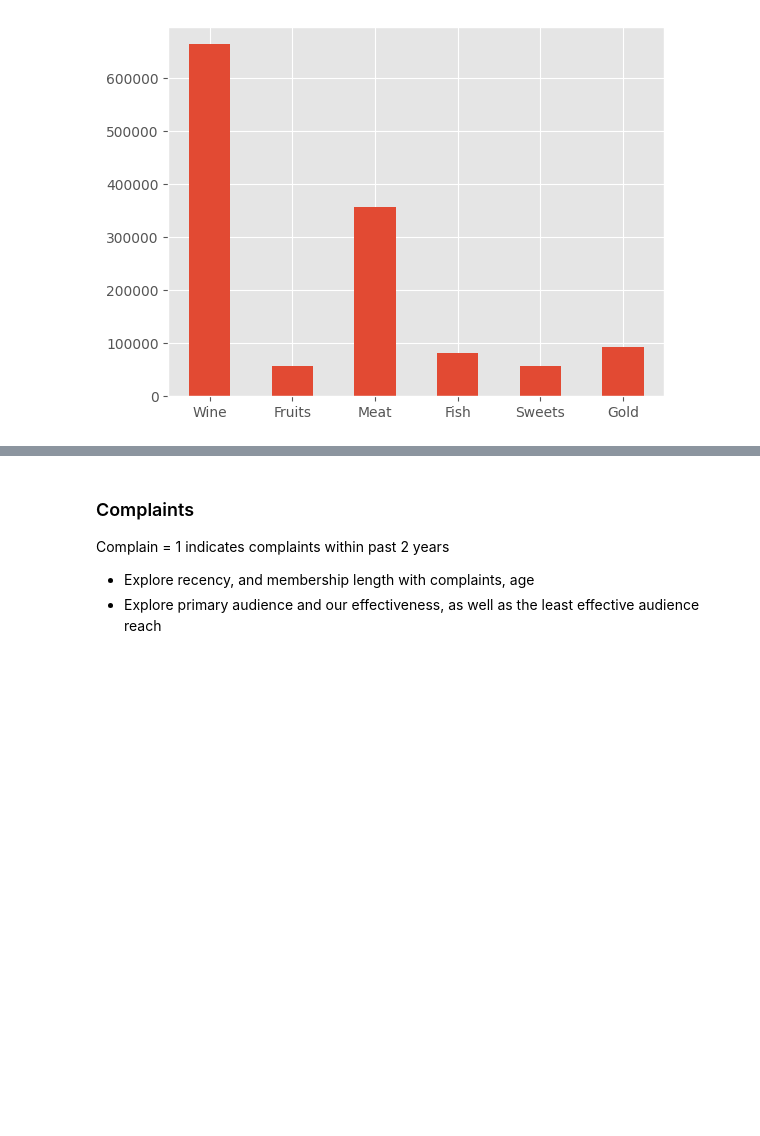
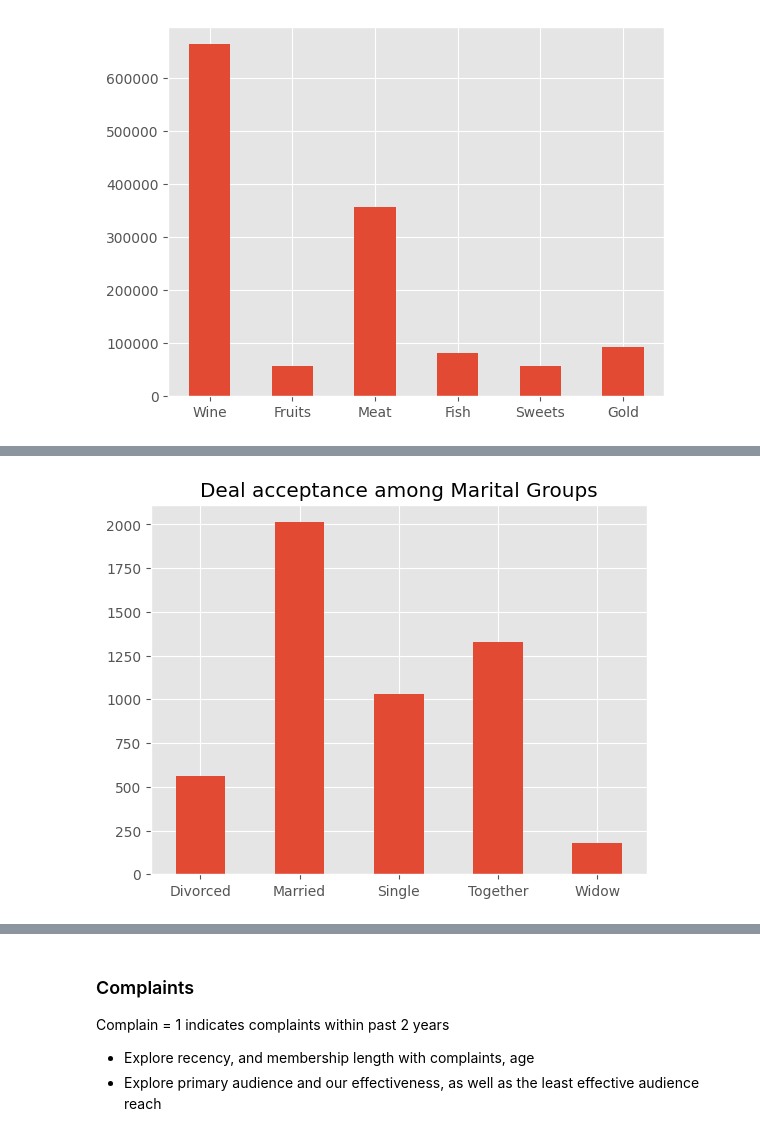
Before and after one commit to DottL/MarketingAnalysis, a Jupyter notebook: MarketingCampaignsAnalysis.ipynb, the cells around one changed output, grey strips where cells are left out. Cells and saved outputs as stored; diff of their text form; code cells hidden in the pictures; blank space fills up the shorter version.

```diff
--- a/MarketingCampaignsAnalysis.ipynb
+++ b/MarketingCampaignsAnalysis.ipynb
@@ -592,0 +743,11 @@ Name: NumDealsPurchases, Length: 2205, dtype: int64
+# %%
+
+deals_marital = pd.merge(camp_data['NumDealsPurchases'], marital_comp['marital_status'], left_index=True, right_index=True).rename(columns={'NumDealsPurchases':'Deals Accepted'})
+
+deals_marital.groupby(['marital_status'])["Deals Accepted"].sum().rename(index=dict(zip(marital_status,new_m_status))).plot.bar()
+plt.xticks(rotation=0)
+plt.xlabel(None)
+plt.title("Deal acceptance among Marital Groups")
+plt.show()
+# %% [output]
+[figure, added]
```
Also changed, not shown: parts of 31 cells of this notebook.
